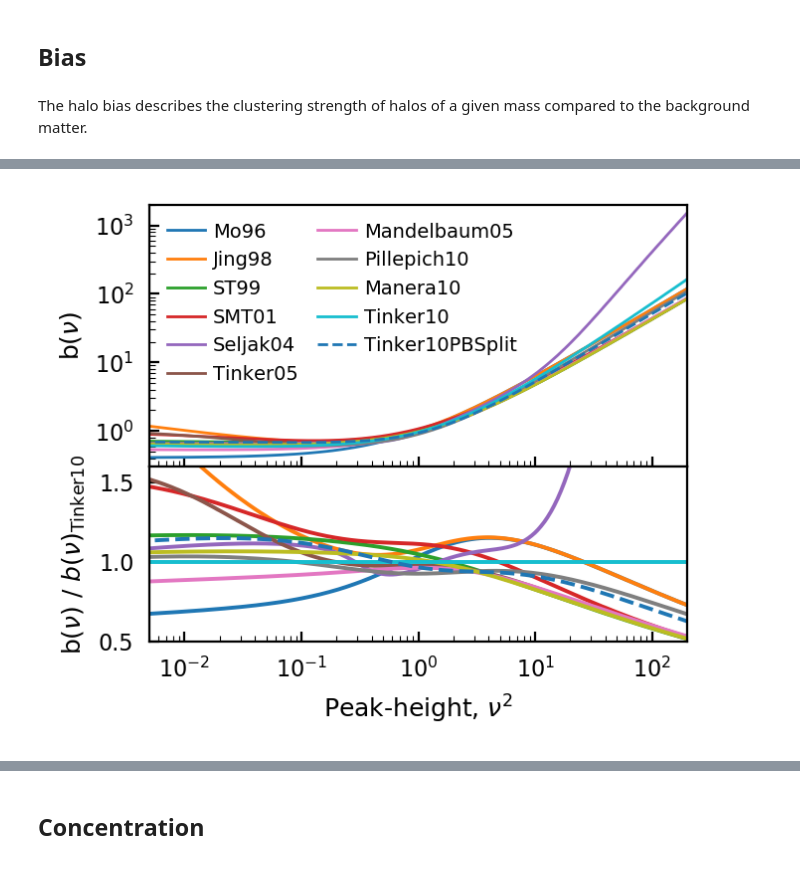
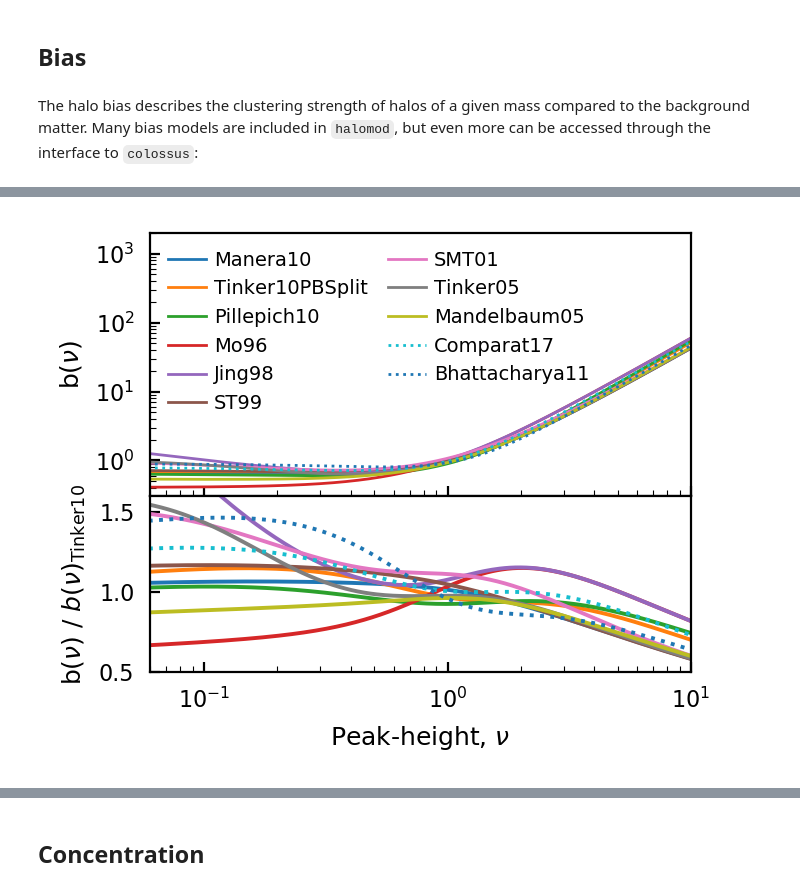
Before and after one commit to halomod/halomod, a Jupyter notebook: docs/examples/component-showcase.ipynb, the cells around one changed output, grey strips where cells are left out. Cells and saved outputs as stored; diff of their text form; code cells hidden in the pictures.

```diff
--- a/docs/examples/component-showcase.ipynb
+++ b/docs/examples/component-showcase.ipynb
@@ -101,15 +102,18 @@ def model_comparison_plot(
     height_ratio=1/1.5, ylab=None, y_unit = None,
     yratio_lab = None, ylog=True, comparison_limits=(0.8, 1.2), xlim=None,
     ylim=None, must_include=(),
-    ncol_legend=1, legend_size=None, max_models=10
+    ncol_legend=1, legend_size=None, max_models=10, extra_models=None
 ):
+    extra_models = extra_models or []
     # Get all the models for this component
     models = get_models(module, component, ignore)
+    if extra_models:
+        models += extra_models
 
     # Limit them to seven models (randomly)
     if len(models) > max_models:
         print(f"Randomly choosing {max_models} out of {len(models)} models.")
-        tmp_models = [m for m in models if m.__name__ in must_include]
+        tmp_models = [m for m in models if m.__name__ in must_include or m in extra_models]
         for m in tmp_models:
             models.remove(m)
 
@@ -134,8 +138,16 @@ def model_comparison_plot(
     model = base_model.clone()  # Make a new updatable model.
     for i, cmp_model in enumerate(models):
         model.update(**{attr_name: cmp_model})
-        ax[0].plot(getattr(model, x), getattr(model, y), label=cmp_model.__name__, lw=1, ls=['-', '--', ':'][i//10])
-        ax[1].plot(getattr(model, x), getattr(model, y) / getattr(base_model, y), ls=['-', '--', ':'][i//10])
+        if cmp_model in extra_models:
+            ls = ':'
+        else:
+            ls = ['-', '--', ':'][i//10]
+
+        xx = getattr(model, x)
+        if x == 'nu':
+            xx = np.sqrt(xx)
+        ax[0].plot(xx, getattr(model, y), label=cmp_model.__name__, lw=1, ls=ls)
+        ax[1].plot(xx, getattr(model, y) / getattr(base_model, y), ls=ls)
 
     if ylog:
         ax[0].set_yscale('log')
@@ -156,7 +168,7 @@ def model_comparison_plot(
     elif x == 'm':
         ax[1].set_xlabel("m [$h^{-1} M_\odot$]")
     elif x == 'nu':
-        ax[1].set_xlabel(r"Peak-height, $\nu^2$")
+        ax[1].set_xlabel(r"Peak-height, $\nu$")
 
     if yratio_lab is None:
         yratio_lab = ylab
@@ -294,7 +306,10 @@ Randomly choosing 14 out of 19 models.
 # %% [markdown]
 ## Bias
 # %% [markdown]
-The halo bias describes the clustering strength of halos of a given mass compared to the background matter.
+The halo bias describes the clustering strength of halos of a given mass compared to the background matter. Many bias models are included in `halomod`, but even more can be accessed through the interface to `colossus`:
+# %%
+comparat = make_colossus_bias("comparat17")
+bhat11 = make_colossus_bias("bhattacharya11")
 # %%
 model_comparison_plot(
     module="halomod.bias",
@@ -310,7 +325,11 @@ model_comparison_plot(
     ignore=("UnityBias", "Seljak04Cosmo"),
     legend_size = 7,
     max_models=11,
-    xlim=(5e-3, 200),
-    ylim=(3e-1, 2e3)
+    xlim=(6e-2, 1e1),
+    ylim=(3e-1, 2e3),
+    extra_models=[
+        comparat,
+        bhat11
+    ]
 )
 # %% [output]
@@ -317 +339 @@ model_comparison_plot(
-[figure, old version]
+[figure, new version]
```
Also changed, not shown: parts of 7 cells of this notebook, 3 other files.
